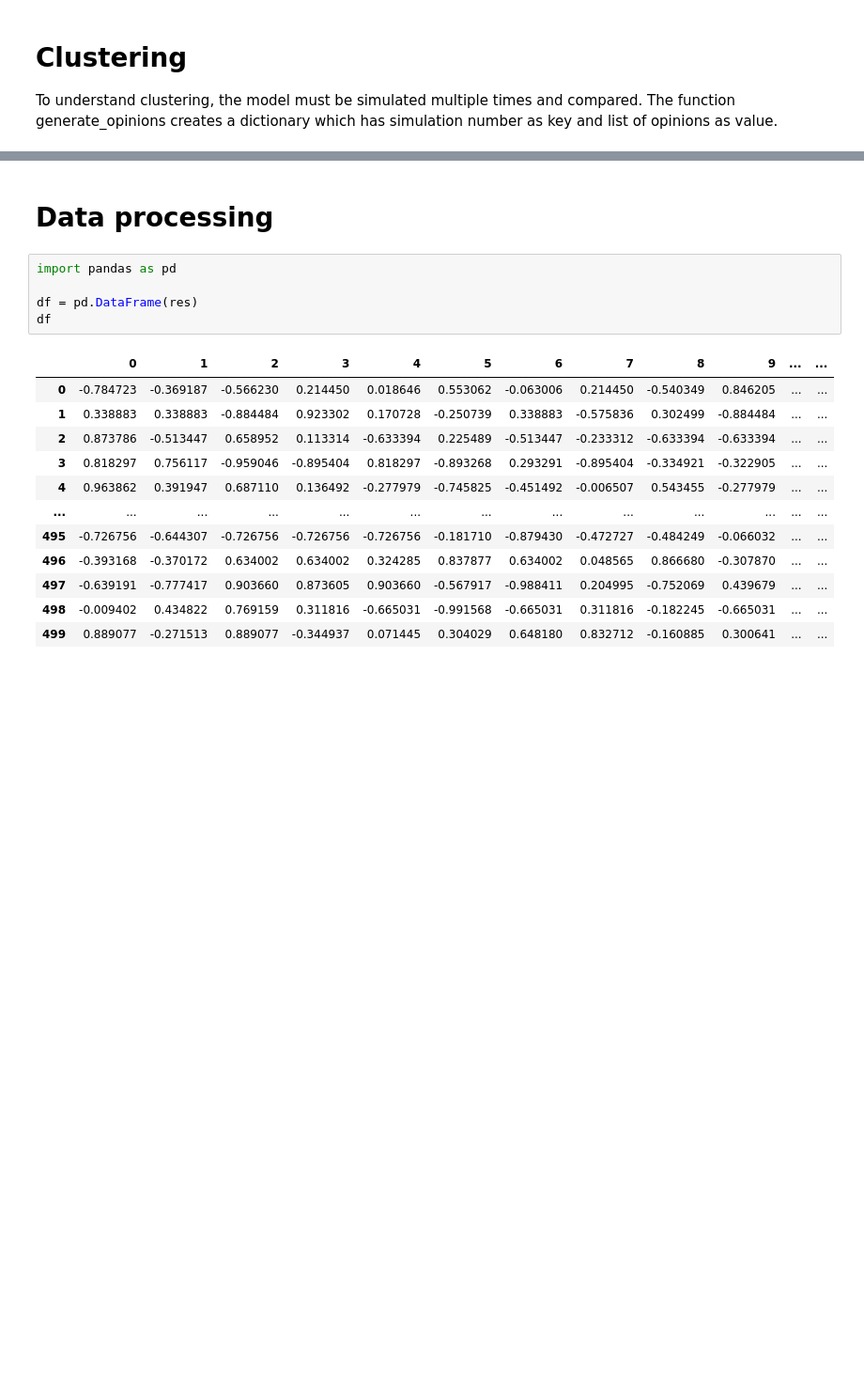
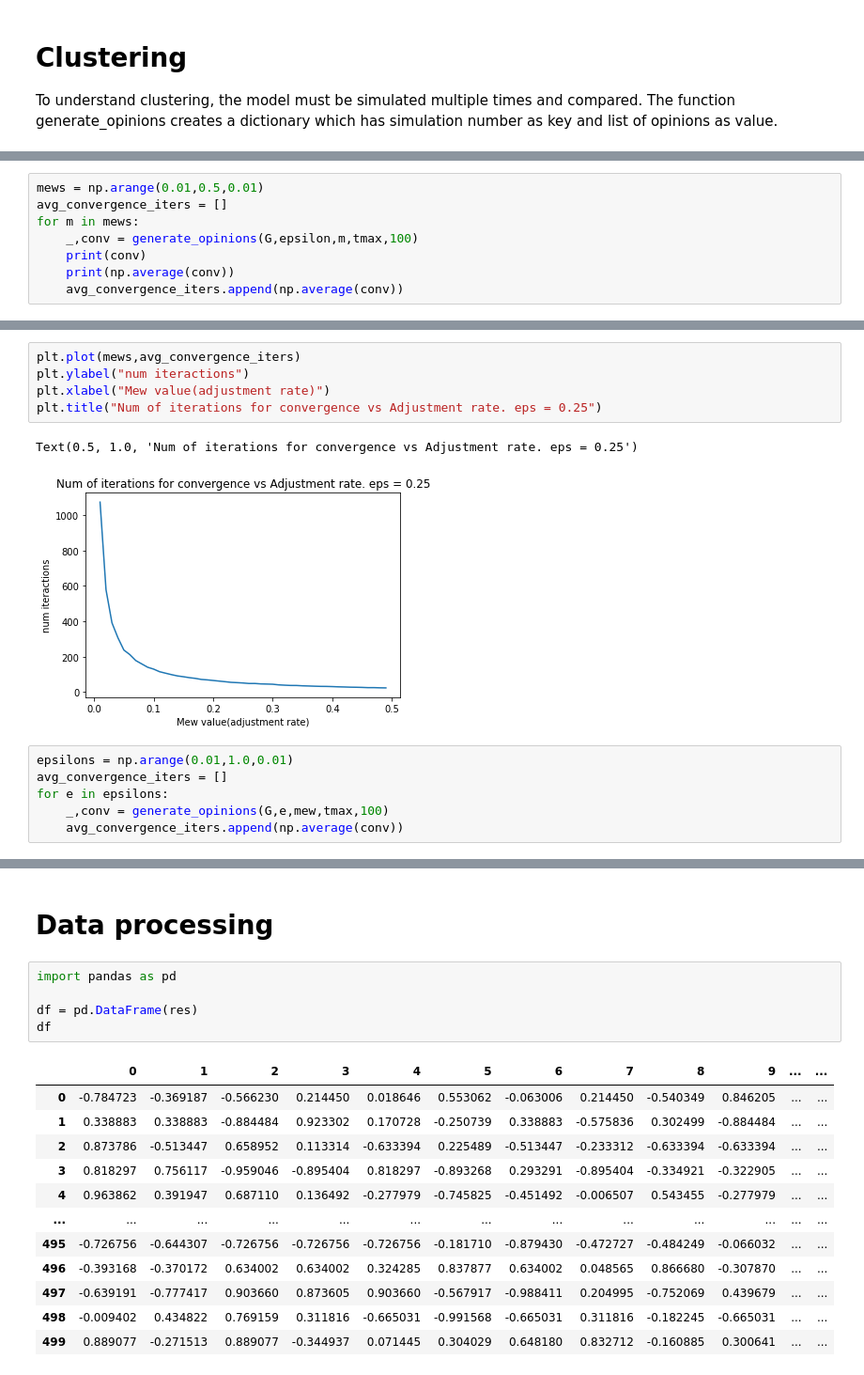
Before and after one commit to sidistic/Opinion-Dynamics-Independent-Research, a Jupyter notebook: Code/6. Convergence/BCM_convergence_limit.ipynb, the cells around one changed output, grey strips where cells are left out. Shown at 94% size. Saved outputs shown, nothing was run; the diff lists cells and outputs as text; blank space fills up the shorter version.

```diff
--- a/Code/6. Convergence/BCM_convergence_limit.ipynb
+++ b/Code/6. Convergence/BCM_convergence_limit.ipynb
@@ -93,0 +93,8 @@ def generate_opinions(G, epsilon, mew, iterations, num_simulations):
+# %%
+mews = np.arange(0.01,0.5,0.01)
+avg_convergence_iters = []
+for m in mews:
+    _,conv = generate_opinions(G,epsilon,m,tmax,100)
+    print(conv)
+    print(np.average(conv))
+    avg_convergence_iters.append(np.average(conv))
@@ -93,0 +119,14 @@ def generate_opinions(G, epsilon, mew, iterations, num_simulations):
+# %%
+plt.plot(mews,avg_convergence_iters)
+plt.ylabel("num iteractions")
+plt.xlabel("Mew value(adjustment rate)")
+plt.title("Num of iterations for convergence vs Adjustment rate. eps = 0.25")
+# %% [output]
+Text(0.5, 1.0, 'Num of iterations for convergence vs Adjustment rate. eps = 0.25')
+[figure, added]
+# %%
+epsilons = np.arange(0.01,1.0,0.01)
+avg_convergence_iters = []
+for e in epsilons:
+    _,conv = generate_opinions(G,e,mew,tmax,100)
+    avg_convergence_iters.append(np.average(conv))
```
Also changed, not shown: parts of 8 cells of this notebook, 8 other files.
